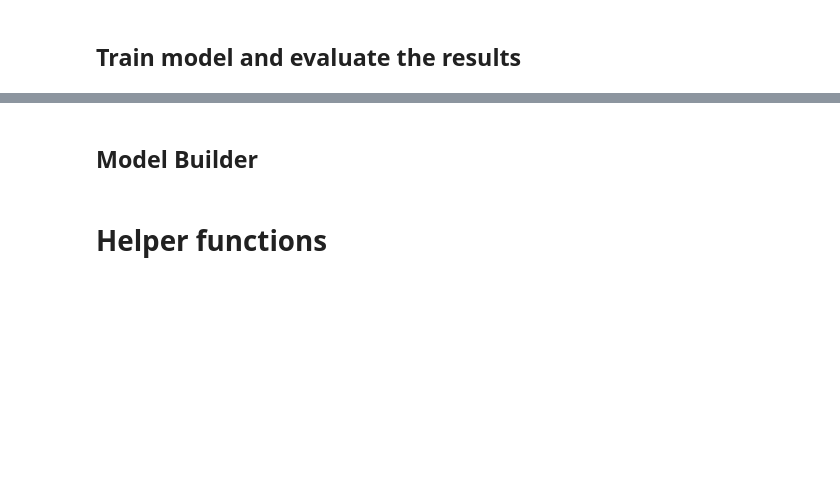
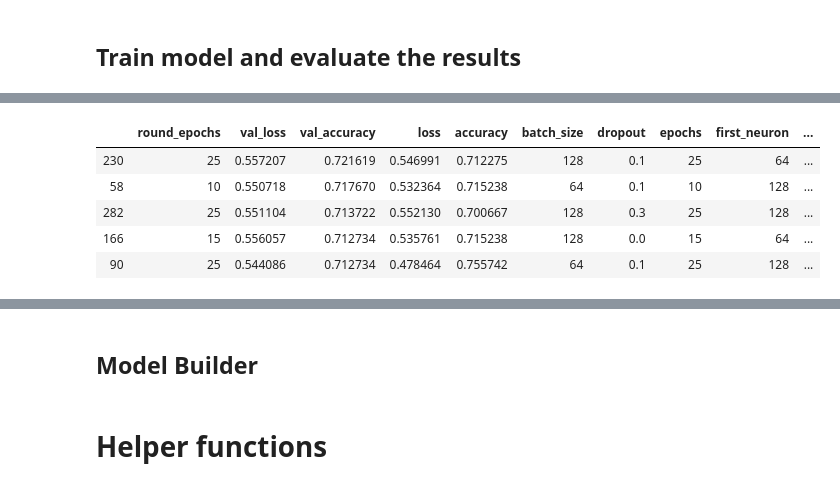
Before and after one commit to JamesPeralta/UFC-Fight-Predictor, a Jupyter notebook: predict_winner/DNN_Predict_Winner.ipynb, the cells around one changed output, grey strips where cells are left out. Drawn from its saved outputs; the diff is of its cells as text; code cells hidden in the pictures; blank space fills up the shorter version.

```diff
--- a/predict_winner/DNN_Predict_Winner.ipynb
+++ b/predict_winner/DNN_Predict_Winner.ipynb
@@ -71,0 +135,10 @@ top_10_train_acc
+# %%
+top_10_val_accuracy = combined_results_df.sort_values(by=['val_accuracy'], ascending=False).head(5)
+top_10_val_accuracy.drop(columns=['activation', 'last_activation', 'optimizer', 'support', 'losses'])
+# %% [output]
+|  | round_epochs | val_loss | val_accuracy | loss | accuracy | batch_size | dropout | epochs | first_neuron | ... |
+| 230 | 25 | 0.557207 | 0.721619 | 0.546991 | 0.712275 | 128 | 0.1 | 25 | 64 | ... |
+| 58 | 10 | 0.550718 | 0.717670 | 0.532364 | 0.715238 | 64 | 0.1 | 10 | 128 | ... |
+| 282 | 25 | 0.551104 | 0.713722 | 0.552130 | 0.700667 | 128 | 0.3 | 25 | 128 | ... |
+| 166 | 15 | 0.556057 | 0.712734 | 0.535761 | 0.715238 | 128 | 0.0 | 15 | 64 | ... |
+| 90 | 25 | 0.544086 | 0.712734 | 0.478464 | 0.755742 | 64 | 0.1 | 25 | 128 | ... |
```
Also changed, not shown: parts of 13 cells of this notebook, 5 other files.
